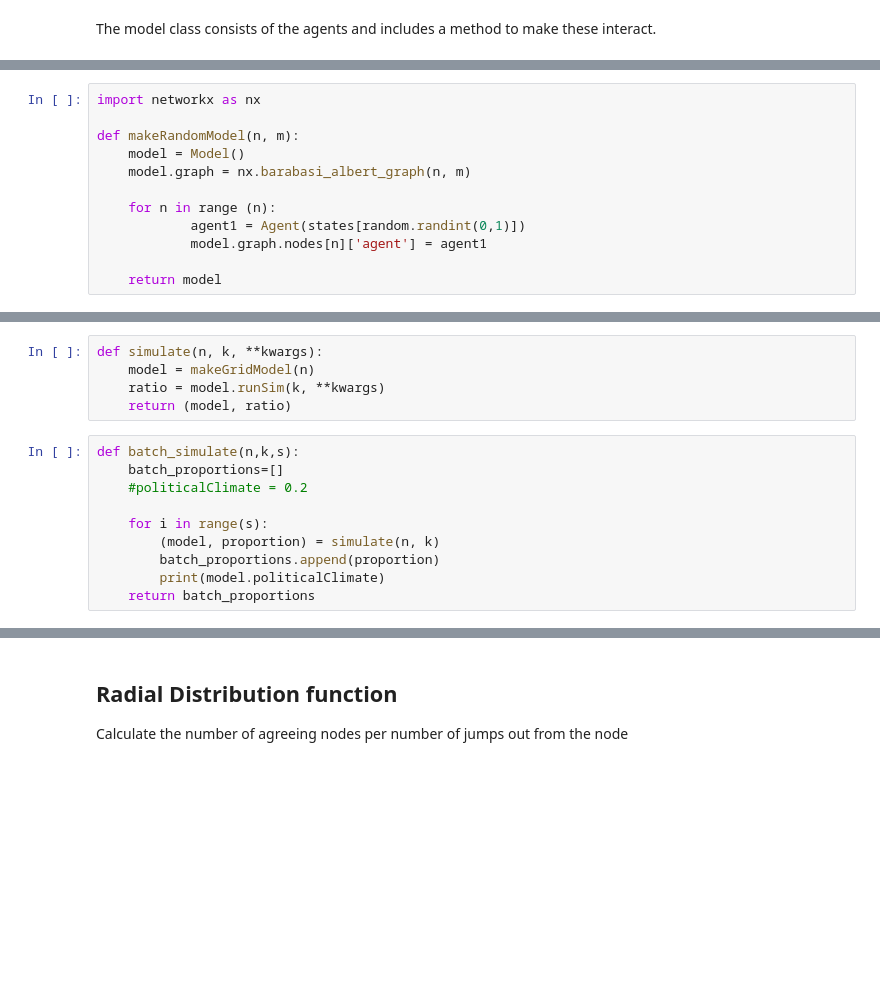
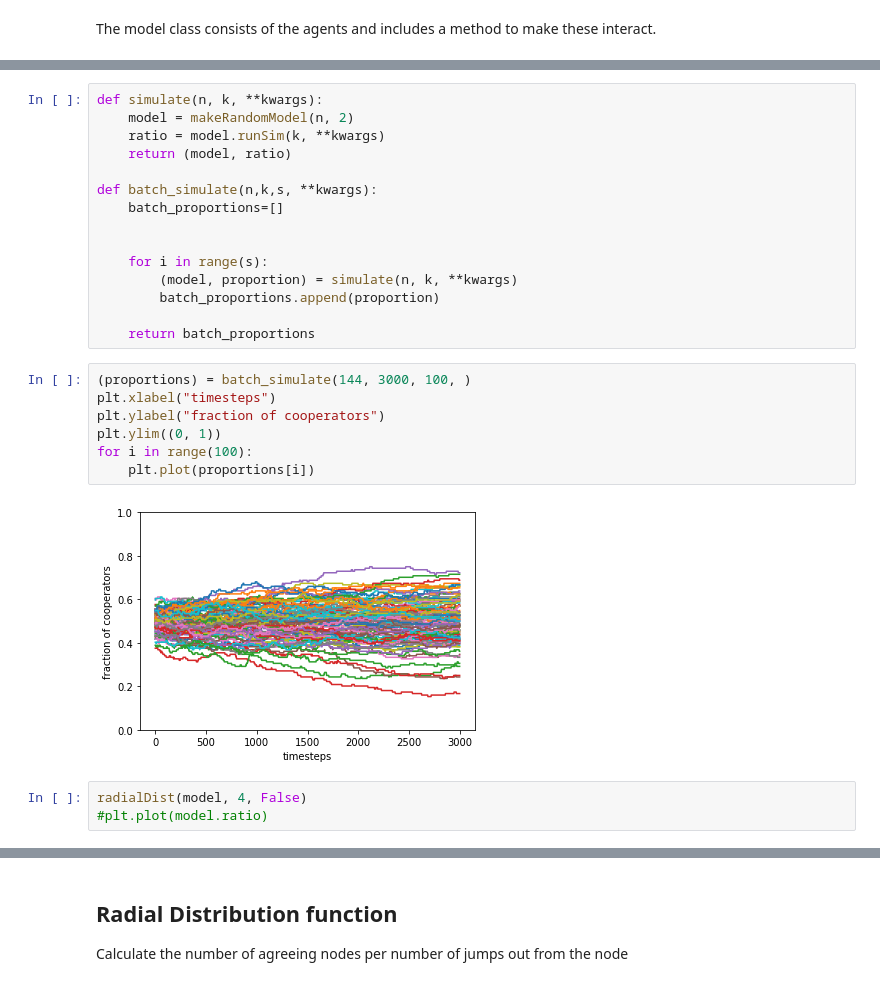
Before and after one commit to sigridbra/project-collective-altruism, a Jupyter notebook: iter2-dynamic-network.ipynb, the cells around one changed output, grey strips where cells are left out. Cells and saved outputs as stored; diff of their text form; blank space fills up the shorter version.

```diff
--- a/iter2-dynamic-network.ipynb
+++ b/iter2-dynamic-network.ipynb
@@ -206,15 +237,3 @@ def makeGridModel(n):
                 model.graph.add_edge(i*n+j, i*n+j-1, weight = weight)
 
     return model
-# %%
-import networkx as nx
-
-def makeRandomModel(n, m):
-    model = Model()
-    model.graph = nx.barabasi_albert_graph(n, m)
-
-    for n in range (n):
-            agent1 = Agent(states[random.randint(0,1)])
-            model.graph.nodes[n]['agent'] = agent1
-
-    return model
@@ -311,15 +299,27 @@ def drawSD(ratio, defectorDefectingNeighsSDList, cooperatorDefectingNeighsSDList
 # %%
 def simulate(n, k, **kwargs):
-    model = makeGridModel(n)
+    model = makeRandomModel(n, 2)
     ratio = model.runSim(k, **kwargs)
     return (model, ratio)
+
+def batch_simulate(n,k,s, **kwargs):
+    batch_proportions=[]
+
+
+    for i in range(s):
+        (model, proportion) = simulate(n, k, **kwargs)
+        batch_proportions.append(proportion)
+
+    return batch_proportions
-# %%
-def batch_simulate(n,k,s):
-    batch_proportions=[]
-    #politicalClimate = 0.2
-
-    for i in range(s):
-        (model, proportion) = simulate(n, k)
-        batch_proportions.append(proportion)
-        print(model.politicalClimate)
-    return batch_proportions
+# %%
+(proportions) = batch_simulate(144, 3000, 100, )
+plt.xlabel("timesteps")
+plt.ylabel("fraction of cooperators")
+plt.ylim((0, 1))
+for i in range(100):
+    plt.plot(proportions[i])
+# %% [output]
+[figure, added]
+# %%
+radialDist(model, 4, False)
+#plt.plot(model.ratio)
```
Also changed, not shown: parts of 44 cells of this notebook, 4 other files.
